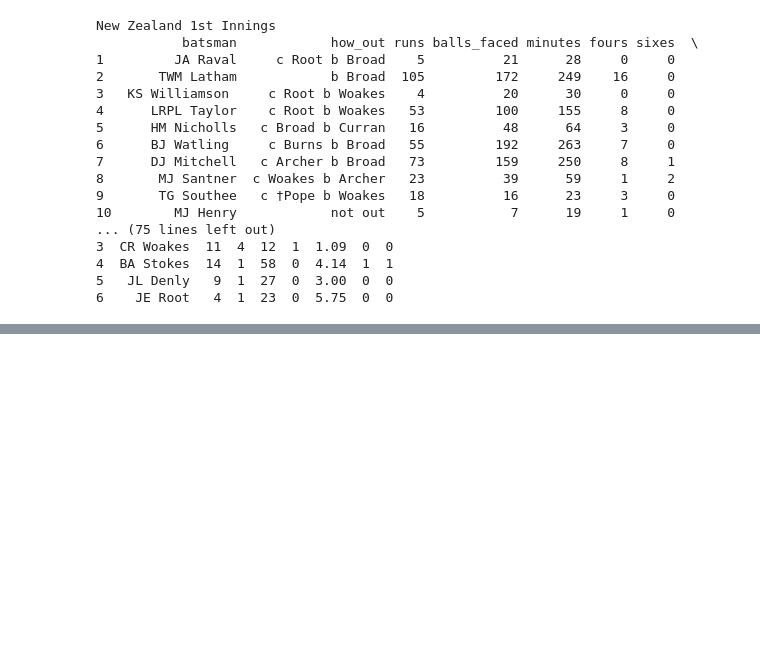
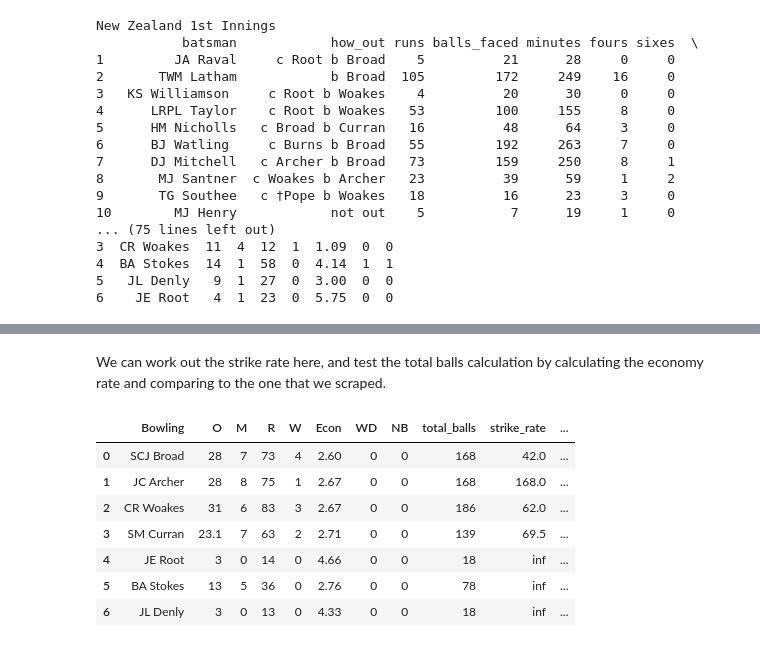
Before and after one commit to willcanniford/cricketer-analysis, a Jupyter notebook: innings_class.ipynb, the cells around one changed output, grey strips where cells are left out. Cells and saved outputs as stored; diff of their text form; code cells hidden in the pictures; blank space fills up the shorter version.

Commit message:
Add code for calculating total balls bowled

```diff
--- a/innings_class.ipynb
+++ b/innings_class.ipynb
@@ -268,0 +273,8 @@ New Zealand 1st Innings
+# %%
+# Calculate the number of balls bowled in the innings
+for bowlers_overs in Innings(scorecards[0]).bowling().O:
+    grouping_re = re.compile('^([0-9]*)\.([0-5]*)$').search(bowlers_overs)
+    if grouping_re == None:
+        print('%s overs' % bowlers_overs)
+    else:
+        print('%s overs and %s balls' % (grouping_re.group(1), grouping_re.group(2)))
@@ -268,0 +289,12 @@ New Zealand 1st Innings
+# %%
+def total_balls(overs):
+    grouping_re = re.compile('^([0-9]*)\.([0-5]*)$').search(overs)
+    if grouping_re == None:
+        return(int(overs) * 6)
+    else:
+        overs = int(grouping_re.group(1)) * 6
+        balls = int(grouping_re.group(2))
+        return(overs + balls)
+# %%
+bowling_figures = Innings(scorecards[0]).bowling()
+bowling_figures['total_balls'] = bowling_figures.O.apply(total_balls)
@@ -268,0 +312,16 @@ New Zealand 1st Innings
+# %% [markdown]
+We can work out the strike rate here, and test the total balls calculation by calculating the economy rate and comparing to the one that we scraped.
+# %%
+bowling_figures['strike_rate'] = bowling_figures.total_balls / bowling_figures.W.astype(int)
+bowling_figures['economy'] = bowling_figures.R.astype(int) / bowling_figures.total_balls * 6
+# %%
+bowling_figures
+# %% [output]
+|  | Bowling | O | M | R | W | Econ | WD | NB | total_balls | strike_rate | ... |
+| 0 | SCJ Broad | 28 | 7 | 73 | 4 | 2.60 | 0 | 0 | 168 | 42.0 | ... |
+| 1 | JC Archer | 28 | 8 | 75 | 1 | 2.67 | 0 | 0 | 168 | 168.0 | ... |
+| 2 | CR Woakes | 31 | 6 | 83 | 3 | 2.67 | 0 | 0 | 186 | 62.0 | ... |
+| 3 | SM Curran | 23.1 | 7 | 63 | 2 | 2.71 | 0 | 0 | 139 | 69.5 | ... |
+| 4 | JE Root | 3 | 0 | 14 | 0 | 4.66 | 0 | 0 | 18 | inf | ... |
+| 5 | BA Stokes | 13 | 5 | 36 | 0 | 2.76 | 0 | 0 | 78 | inf | ... |
+| 6 | JL Denly | 3 | 0 | 13 | 0 | 4.33 | 0 | 0 | 18 | inf | ... |
```
Also changed, not shown: parts of 3 cells of this notebook.
